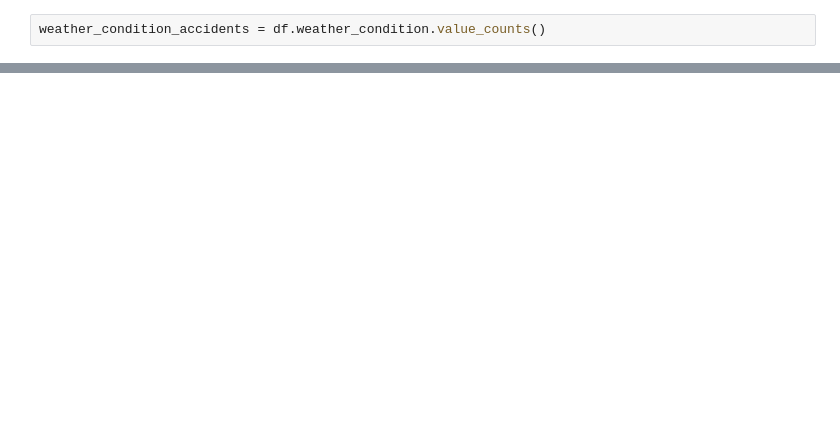
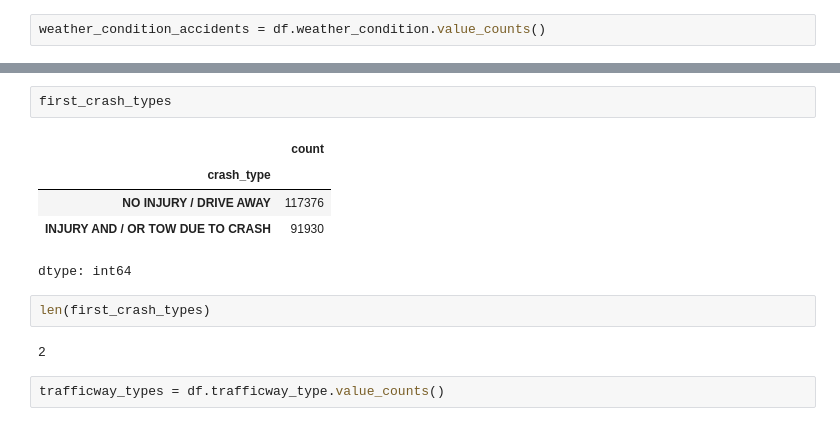
Before and after one commit to jmasih1234/ECM2434_A_2_202425, a Jupyter notebook: TeamGrace.ipynb, the cells around one changed output, grey strips where cells are left out. Saved outputs shown, nothing was run; the diff lists cells and outputs as text; blank space fills up the shorter version.

```diff
--- a/TeamGrace.ipynb
+++ b/TeamGrace.ipynb
@@ -27,0 +129,14 @@ len(weather_condition_accidents)
+# %%
+first_crash_types
+# %% [output]
+|  | count |
+| crash_type |  |
+| NO INJURY / DRIVE AWAY | 117376 |
+| INJURY AND / OR TOW DUE TO CRASH | 91930 |
+dtype: int64
+# %%
+len(first_crash_types)
+# %% [output]
+2
+# %%
+trafficway_types = df.trafficway_type.value_counts()
```
Also changed, not shown: parts of 14 cells of this notebook.
